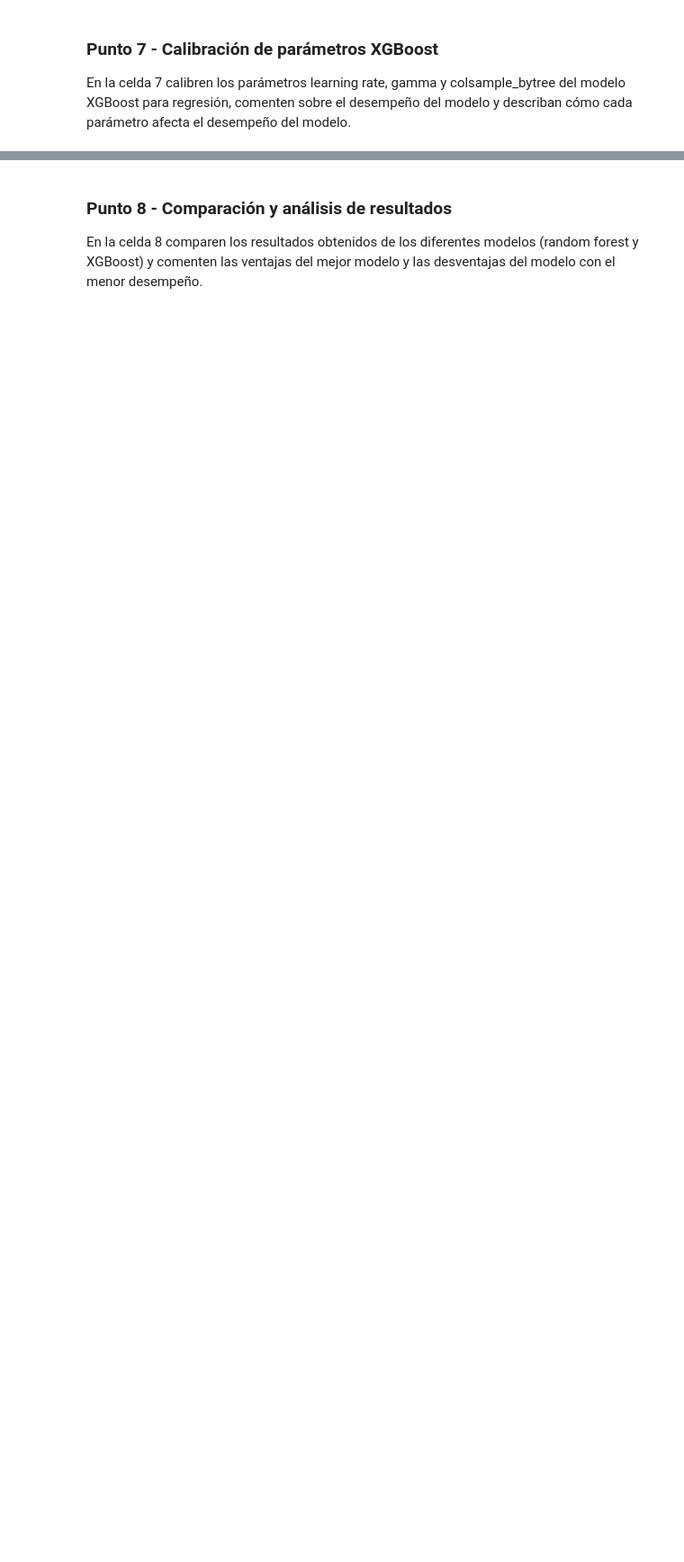
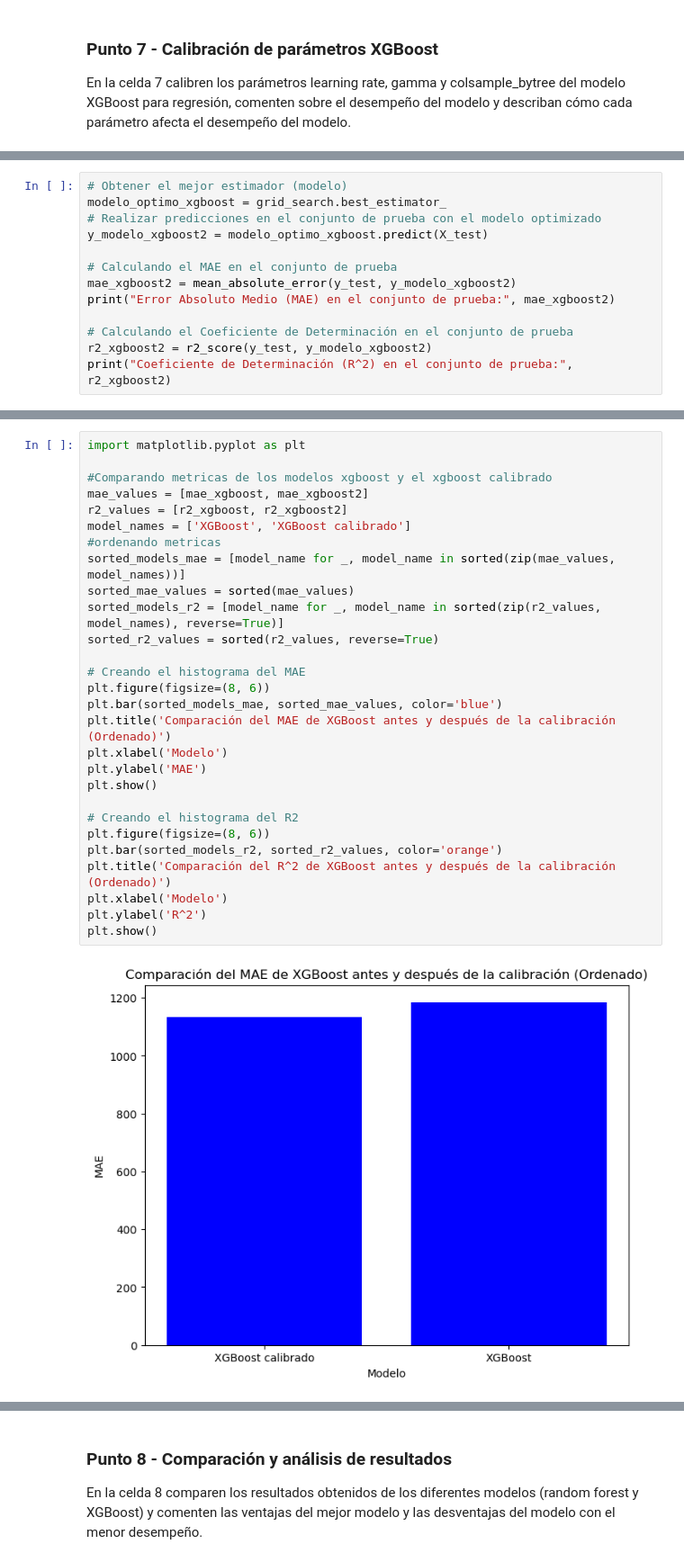
Before and after one commit to felipelobatodasilva/MIAD_NLP, a Jupyter notebook: Semana 2/S2TC1_RandomForests_Boosting.ipynb, the cells around one changed output, grey strips where cells are left out. Shown at 90% size. Saved outputs shown, nothing was run; the diff lists cells and outputs as text; blank space fills up the shorter version.

```diff
--- a/Semana 2/S2TC1_RandomForests_Boosting.ipynb
+++ b/Semana 2/S2TC1_RandomForests_Boosting.ipynb
@@ -214,0 +276,13 @@ En la celda 7 calibren los parámetros learning rate, gamma y colsample_bytree d
+# %%
+# Obtener el mejor estimador (modelo)
+modelo_optimo_xgboost = grid_search.best_estimator_
+# Realizar predicciones en el conjunto de prueba con el modelo optimizado
+y_modelo_xgboost2 = modelo_optimo_xgboost.predict(X_test)
+
+# Calculando el MAE en el conjunto de prueba
+mae_xgboost2 = mean_absolute_error(y_test, y_modelo_xgboost2)
+print("Error Absoluto Medio (MAE) en el conjunto de prueba:", mae_xgboost2)
+
+# Calculando el Coeficiente de Determinación en el conjunto de prueba
+r2_xgboost2 = r2_score(y_test, y_modelo_xgboost2)
+print("Coeficiente de Determinación (R^2) en el conjunto de prueba:", r2_xgboost2)
@@ -214,0 +292,30 @@ En la celda 7 calibren los parámetros learning rate, gamma y colsample_bytree d
+# %%
+import matplotlib.pyplot as plt
+
+#Comparando metricas de los modelos xgboost y el xgboost calibrado
+mae_values = [mae_xgboost, mae_xgboost2]
+r2_values = [r2_xgboost, r2_xgboost2]
+model_names = ['XGBoost', 'XGBoost calibrado']
+#ordenando metricas
+sorted_models_mae = [model_name for _, model_name in sorted(zip(mae_values, model_names))]
+sorted_mae_values = sorted(mae_values)
+sorted_models_r2 = [model_name for _, model_name in sorted(zip(r2_values, model_names), reverse=True)]
+sorted_r2_values = sorted(r2_values, reverse=True)
+
+# Creando el histograma del MAE
+plt.figure(figsize=(8, 6))
+plt.bar(sorted_models_mae, sorted_mae_values, color='blue')
+plt.title('Comparación del MAE de XGBoost antes y después de la calibración (Ordenado)')
+plt.xlabel('Modelo')
+plt.ylabel('MAE')
+plt.show()
+
+# Creando el histograma del R2
+plt.figure(figsize=(8, 6))
+plt.bar(sorted_models_r2, sorted_r2_values, color='orange')
+plt.title('Comparación del R^2 de XGBoost antes y después de la calibración (Ordenado)')
+plt.xlabel('Modelo')
+plt.ylabel('R^2')
+plt.show()
+# %% [output]
+[figure, added]
```
Also changed, not shown: parts of 12 cells of this notebook.
